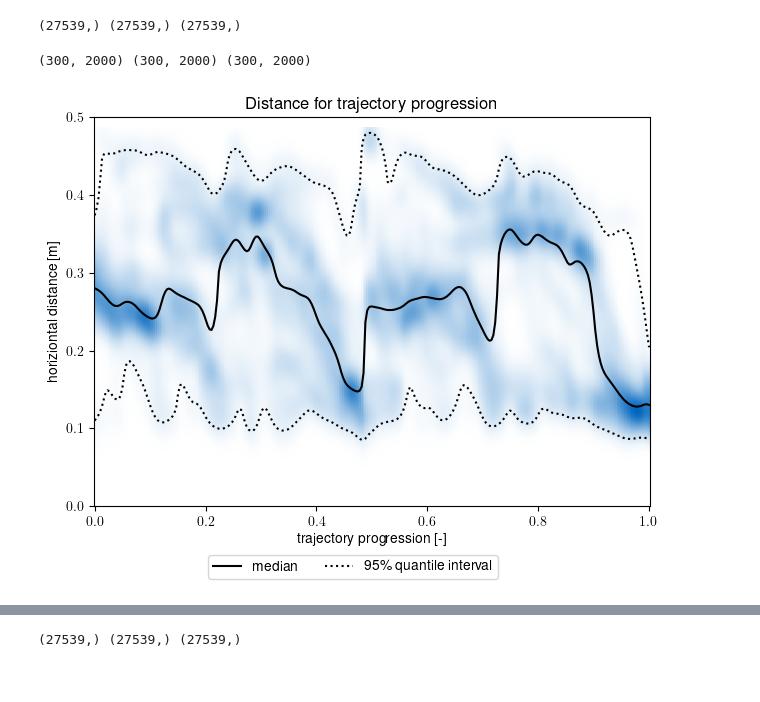
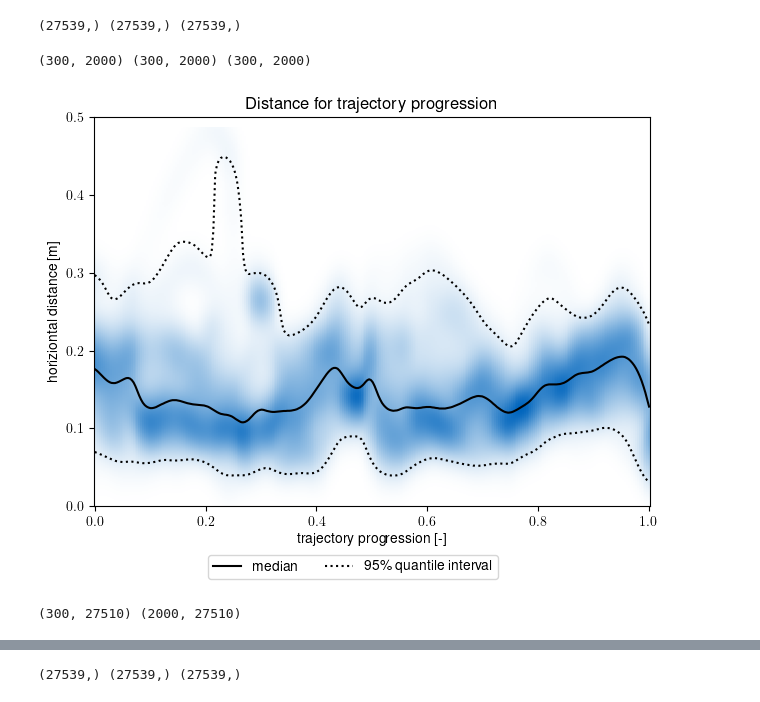
Before and after one commit to svrc-jan/master-thesis, a Jupyter notebook: tools/plot_match.ipynb, the cells around one changed output, grey strips where cells are left out. Saved outputs shown, nothing was run; the diff lists cells and outputs as text; code cells hidden in the pictures.

```diff
--- a/tools/plot_match.ipynb
+++ b/tools/plot_match.ipynb
@@ -12,7 +12,7 @@ plt.rcParams.update({
     "font.sans-serif": "Helvetica",
 })
 # %%
-d, u, i = np.loadtxt('../data/match_traj.csv', delimiter=',')
+d, u, sp, i = np.loadtxt('../data/match_traj.csv', delimiter=',')
 i = i/np.max(i)
 
 print(d.shape, u.shape, i.shape)
@@ -52,35 +52,35 @@ cmap_vals[:, 1] = np.linspace(1, cvut_blue[1], cmap_N)
 cmap_vals[:, 2] = np.linspace(1, cvut_blue[2], cmap_N)
 cmap = ListedColormap(cmap_vals)
 
-ax.pcolormesh(t_mesh, x_mesh, p, cmap=cmap)
+ax.pcolormesh(t_mesh, x_mesh, p, cmap=cmap, rasterized=True)
 
 
 p_mode = x[np.argmax(p, axis=1)]
 
 cdf = np.cumsum(p, axis=1)
 p_ci_l = x[np.argmax(cdf > 0.025, axis=1)]
 p_ci_h = x[np.argmax(cdf > 0.975, axis=1)]
 
 p_med= x[np.argmax(cdf > 0.5, axis=1)]
 
 ax.set_ylim(0, 0.5)
 
 ln1, = plt.plot(t, p_med, 'k')
 ln2, =plt.plot(t, p_ci_l, 'k:')
 plt.plot(t, p_ci_h, 'k:')
 
 plt.xlabel('trajectory progression [-]')
 plt.ylabel('horiziontal distance [m]')
 plt.title('Distance for trajectory progression')
 
 lines = (ln1, ln2)
 labels = ('median', '95\% quantile interval')
 fig.legend(lines, labels, loc='lower center', ncol=3, fancybox=True, bbox_to_anchor=(0.5, -0.05))
 fig.tight_layout()
 
-plt.savefig('../plots/dist_prog.pdf', bbox_inches="tight", dpi=200)
+plt.savefig('../plots/dist_prog.pdf', bbox_inches="tight")
 
 plt.show()
 # %% [output]
 (300, 2000) (300, 2000) (300, 2000)
-[figure, old version]
+[figure, new version]
@@ -86,0 +93,23 @@ plt.show()
+# %%
+t = np.sort(np.unique(i))
+v = np.linspace(0, np.max(sp), 2000)
+
+t_sig = 0.015
+v_sig = 0.05
+
+dt = t[:, None] - i[None, :]
+dv = v[:, None] - sp[None, :]
+
+
+pt = stats.norm.pdf(dt, 0, t_sig)
+pv = stats.norm.pdf(dv, 0, v_sig)
+
+print(pt.shape, pv.shape)
+
+p = pt @ pv.T
+# p = p/np.sum(p, axis=0)[None, :]
+
+
+p = p/np.sum(p, axis=1)[:, None]
+# %% [output]
+(300, 27510) (2000, 27510)
```
Also changed, not shown: parts of 5 cells of this notebook, 8 other files.
